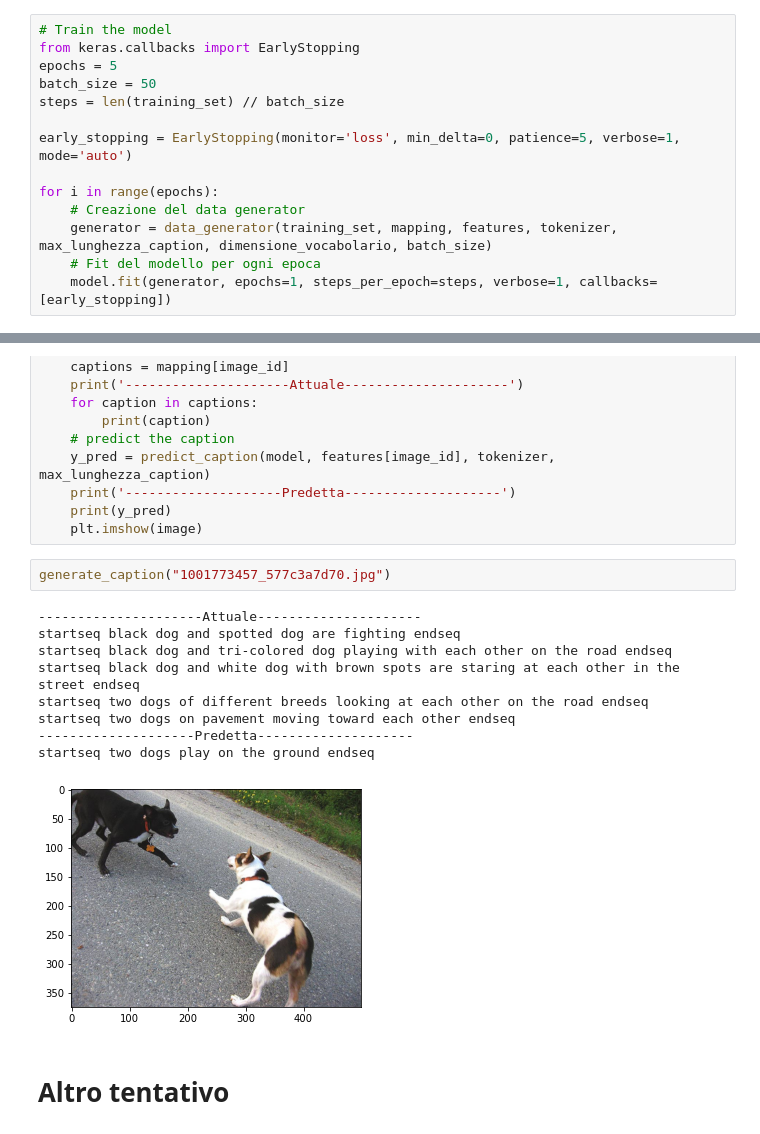
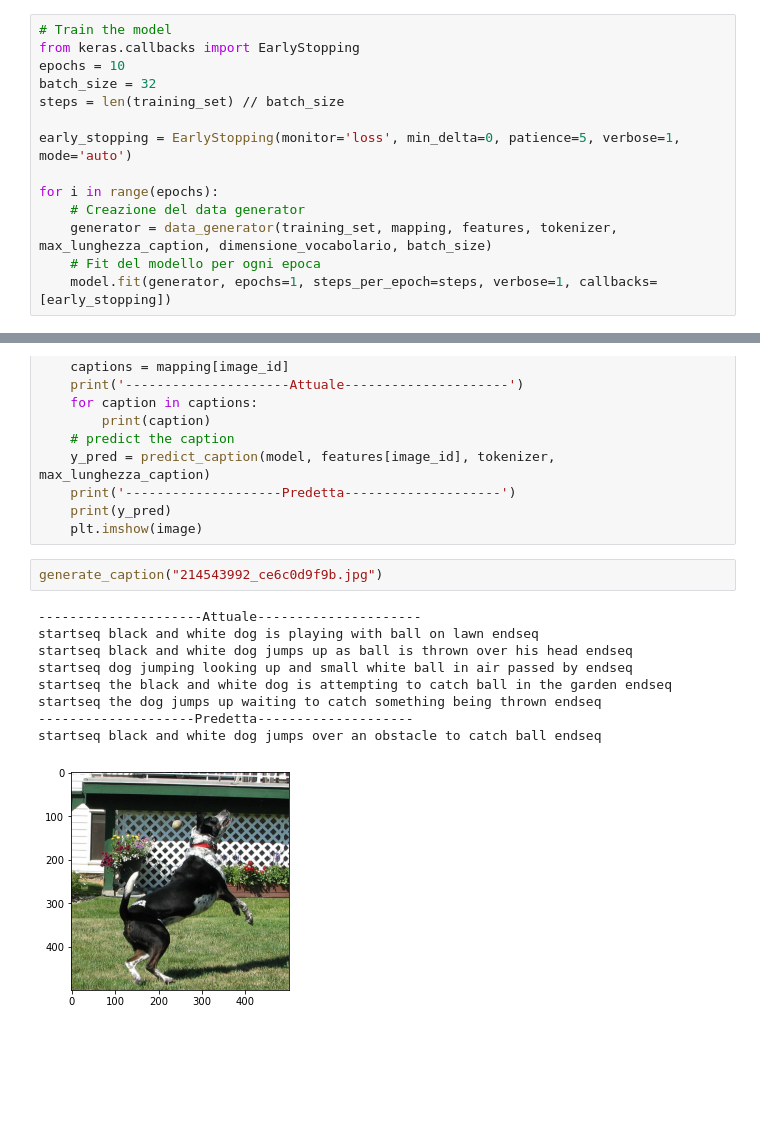
Before and after one commit to Rick8998/ProgettoDeepLearning, a Jupyter notebook: ImageCaption/imageCaption.ipynb, the cells around one changed output, grey strips where cells are left out. Drawn from its saved outputs; the diff is of its cells as text; blank space fills up the shorter version.

```diff
--- a/ImageCaption/imageCaption.ipynb
+++ b/ImageCaption/imageCaption.ipynb
@@ -254,8 +252,8 @@ None
 # %%
 # Train the model
 from keras.callbacks import EarlyStopping
-epochs = 5
-batch_size = 50
+epochs = 10
+batch_size = 32
 steps = len(training_set) // batch_size
 
 early_stopping = EarlyStopping(monitor='loss', min_delta=0, patience=5, verbose=1, mode='auto')
@@ -321,16 +330,14 @@ def generate_caption(image_name):
     print(y_pred)
     plt.imshow(image)
 # %%
-generate_caption("1001773457_577c3a7d70.jpg")
+generate_caption("214543992_ce6c0d9f9b.jpg")
 # %% [output]
 ---------------------Attuale---------------------
-startseq black dog and spotted dog are fighting endseq
-startseq black dog and tri-colored dog playing with each other on the road endseq
-startseq black dog and white dog with brown spots are staring at each other in the street endseq
-startseq two dogs of different breeds looking at each other on the road endseq
-startseq two dogs on pavement moving toward each other endseq
+startseq black and white dog is playing with ball on lawn endseq
+startseq black and white dog jumps up as ball is thrown over his head endseq
+startseq dog jumping looking up and small white ball in air passed by endseq
+startseq the black and white dog is attempting to catch ball in the garden endseq
+startseq the dog jumps up waiting to catch something being thrown endseq
 --------------------Predetta--------------------
-startseq two dogs play on the ground endseq
+startseq black and white dog jumps over an obstacle to catch ball endseq
-[figure, old version]
+[figure, new version]
-# %% [markdown]
-# Altro tentativo
```
Also changed, not shown: parts of 12 cells of this notebook, 1 other file.
